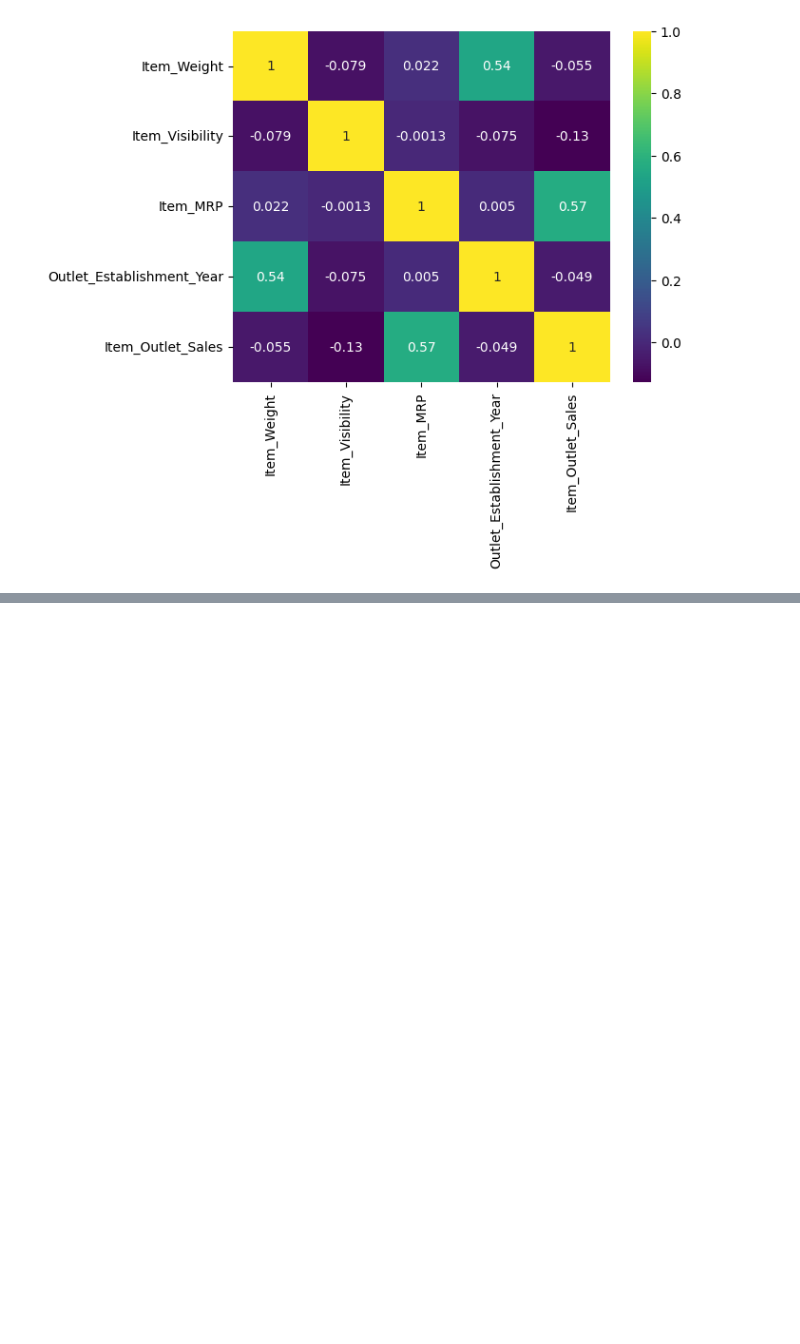
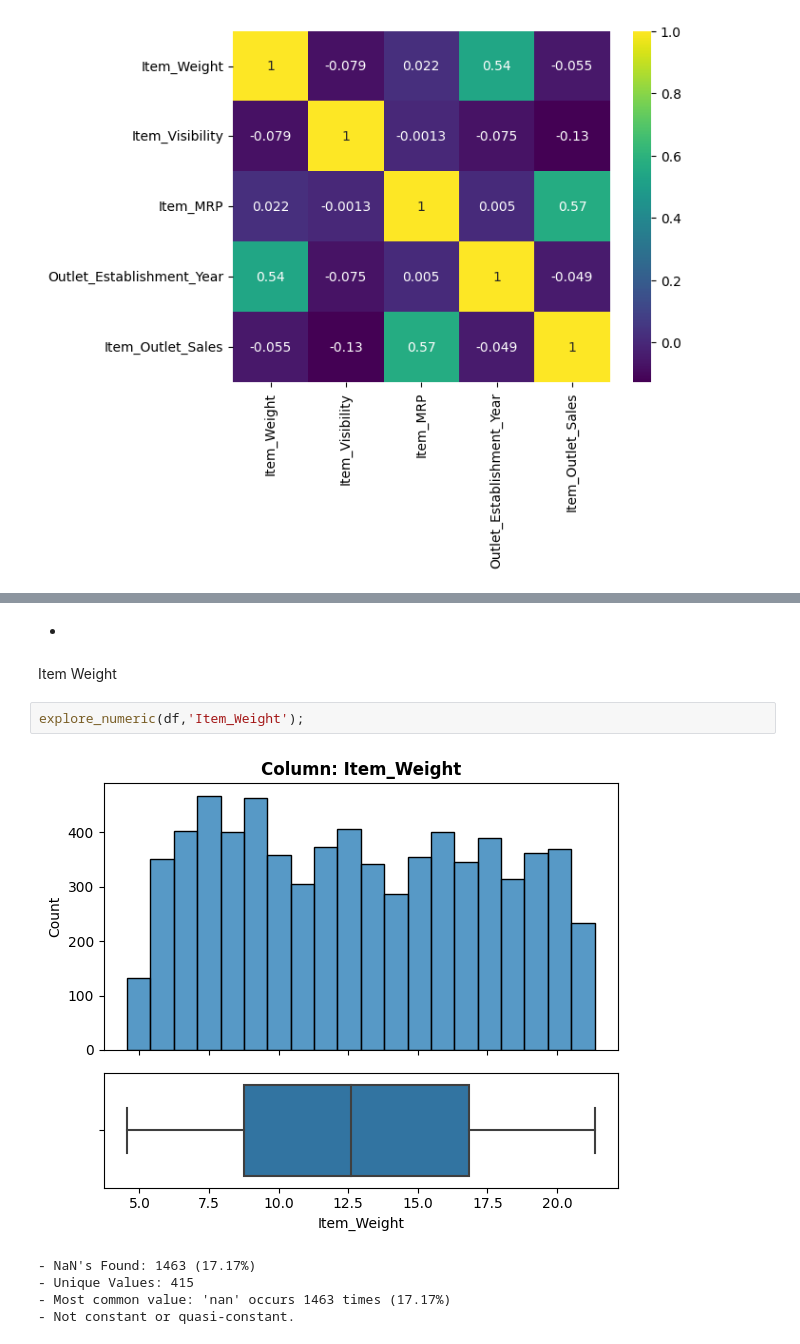
Before and after one commit to Mrammoss/Prediction-of-Product-Sales, a Jupyter notebook: Loading_Data.ipynb, the cells around one changed output, grey strips where cells are left out. Drawn from its saved outputs; the diff is of its cells as text; blank space fills up the shorter version.

```diff
--- a/Loading_Data.ipynb
+++ b/Loading_Data.ipynb
@@ -219,0 +383,12 @@ sns.heatmap(corr, cmap='viridis', annot = True)
+# %% [markdown]
+-
+# %% [markdown]
+Item Weight
+# %%
+explore_numeric(df,'Item_Weight');
+# %% [output]
+[figure, added]
+- NaN's Found: 1463 (17.17%)
+- Unique Values: 415
+- Most common value: 'nan' occurs 1463 times (17.17%)
+- Not constant or quasi-constant.
```
Also changed, not shown: parts of 45 cells of this notebook.
